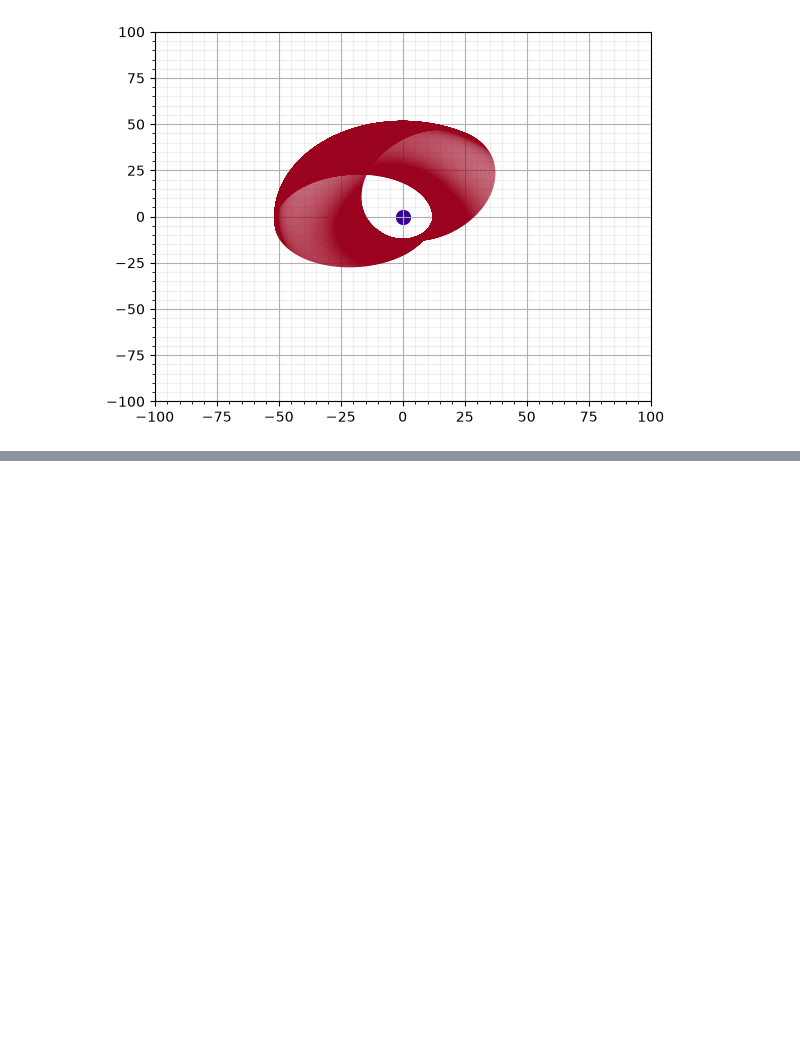
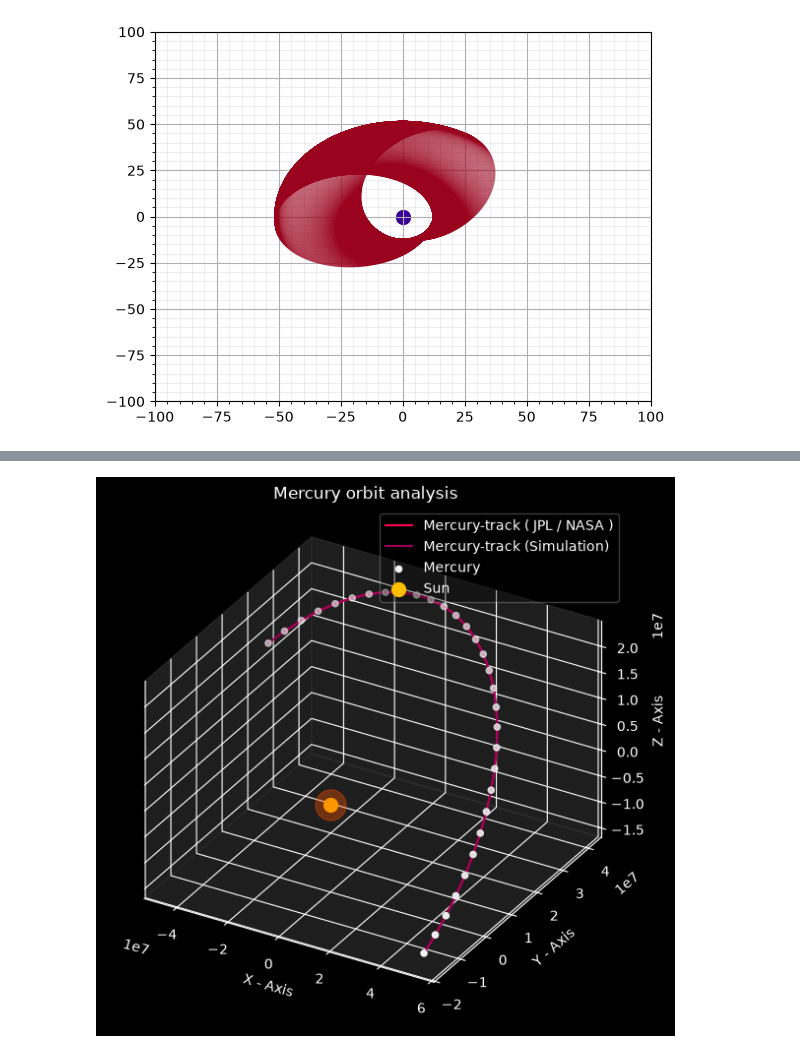
Before and after one commit to gsuparnajitphys-dotcom/Classical_mechanics_simulations, a Jupyter notebook: Central-force-motion/Jupyter/Perturbed-orbit.ipynb, the cells around one changed output, grey strips where cells are left out. Saved outputs shown, nothing was run; the diff lists cells and outputs as text; code cells hidden in the pictures; blank space fills up the shorter version.

```diff
--- a/Central-force-motion/Jupyter/Perturbed-orbit.ipynb
+++ b/Central-force-motion/Jupyter/Perturbed-orbit.ipynb
@@ -79,0 +297,31 @@ plt.ylim(-100,100)
+# %%
+from matplotlib import pyplot as plt
+
+
+#Plotting
+
+with plt.style.context("dark_background"):
+
+    fig=plt.figure(figsize=(6,6))
+    ax=fig.add_subplot(projection="3d")
+    ax.set_title("Mercury orbit analysis")
+    ax.set_xlabel("X - Axis")
+    ax.set_ylabel("Y - Axis")
+    ax.set_zlabel("Z - Axis")
+    # Set the background panel colors with a low alpha (e.g., 0.1 for 10% opacity)
+    # Format is (Red, Green, Blue, Alpha)
+    ax.xaxis.set_pane_color((0.2, 0.2, 0.2, 0.6))
+    ax.yaxis.set_pane_color((0.2, 0.2, 0.2, 0.6))
+    ax.zaxis.set_pane_color((0.2, 0.2, 0.2, 0.6))
+    ax.set_proj_type('ortho')
+
+
+    ax.plot(state[0],state[1],state[2],lw=1.5,color="#FF0054",label="Mercury-track ( JPL / NASA )")
+    ax.plot(sol.y[0],sol.y[1],sol.y[2],color="#9E0059",label="Mercury-track (Simulation)")
+    ax.scatter(sol.y[0],sol.y[1],sol.y[2],color="#F3F3F3",label="Mercury")
+    ax.scatter(0,0,0,color="#FFBD00",s=100,label="Sun")
+    ax.scatter(0,0,0,color="#FF5400",s=500,alpha=0.6)
+    ax.legend(framealpha=0.3,shadow=False,loc=1)
+    plt.tight_layout()
+# %% [output]
+[figure, added]
```
Also changed, not shown: parts of 13 cells of this notebook, 5 other files.
